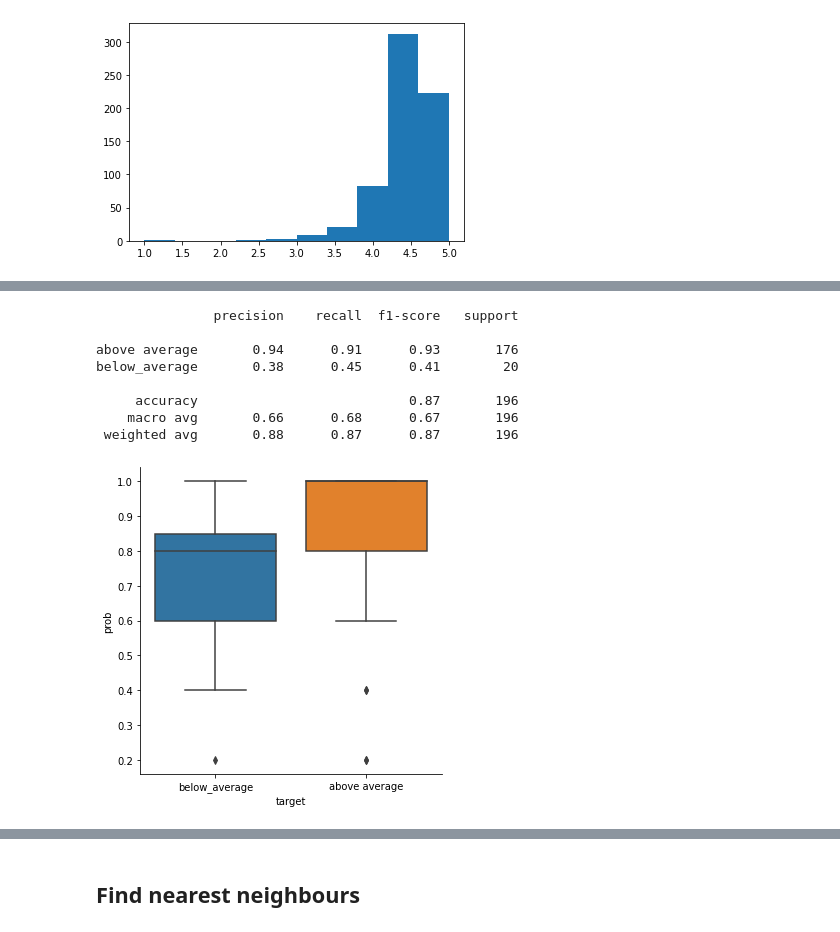
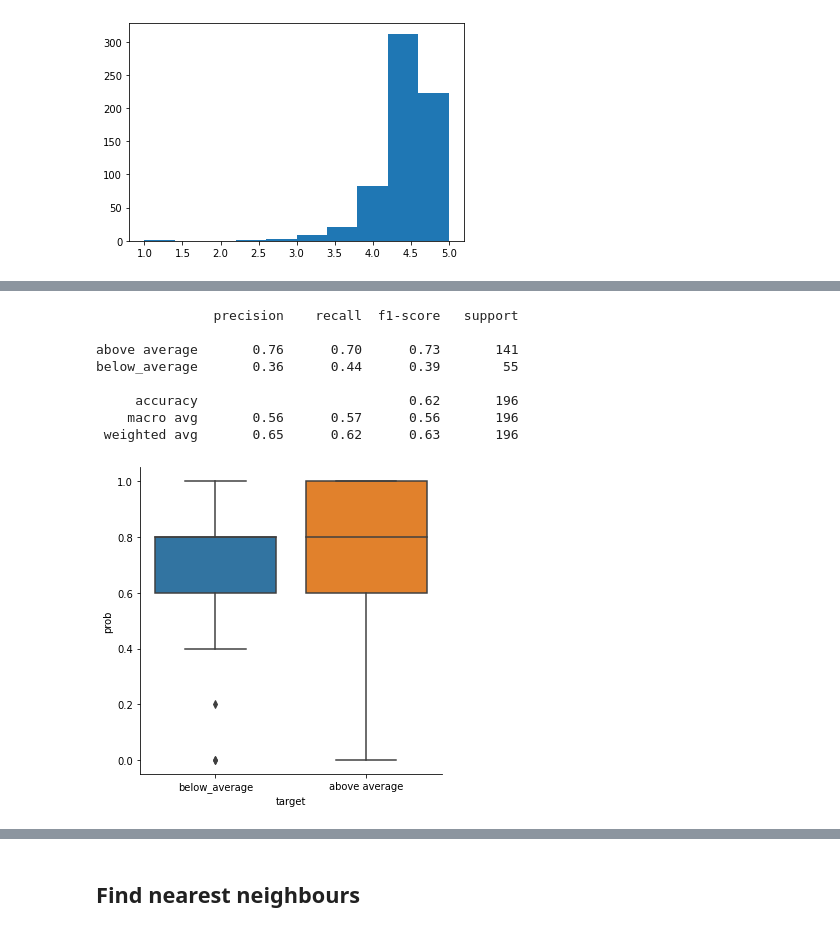
Before and after one commit to MalouO/small_business, a Jupyter notebook: notebooks/M- Classification.ipynb, the cells around one changed output, grey strips where cells are left out. Cells and saved outputs as stored; diff of their text form; code cells hidden in the pictures.

```diff
--- a/notebooks/M- Classification.ipynb
+++ b/notebooks/M- Classification.ipynb
@@ -39,7 +41,7 @@ min        1.000000
 max        5.000000
 Name: rating, dtype: float64
 # %%
-y_class=pd.cut(x=y, bins=[0,4, 5],
+y_class=pd.cut(x=y, bins=[0,4.2, 5],
                         labels=[ "below_average", "above average"])
 # %%
 y_class.value_counts()
@@ -60,8 +78,10 @@ X_train, X_test, yc_train, yc_test = train_test_split(X, y_class, test_size=0.30
 # %%
 price_transformer = SimpleImputer(strategy="most_frequent")
 cat_transformer = OneHotEncoder(handle_unknown='ignore')
+num_transformer = StandardScaler()
 
-preproc_basic = make_column_transformer((price_transformer, ['price']),
+preproc_basic = make_column_transformer((num_transformer, ['latitude', 'longitude']),
+                                        (price_transformer, ['price']),
                                        (cat_transformer, ['neighborhood', 'type']), remainder='passthrough')
 
 preproc = make_pipeline( preproc_basic)
@@ -86,12 +90,7 @@ Categories (2, object): ['below_average' < 'above average']
 # %%
 models= {'KNN':{'model':KNeighborsClassifier(),
-               'params':{'n_neighbors': [1, 2, 3, 4, 5, 6, 7,8, 9], 'weights':['uniform', 'distance']}},
-        'RandomForest':{'model':RandomForestClassifier(class_weight='balanced'),
-                        'params':{'n_estimators':[50, 100]}},
-         'SVC':{'model':SVC(class_weight='balanced'),
-                'params':{'kernel':['linear', 'poly', 'rbf', 'sigmoid'], 'C':[0.1, 0.5, 1, 2,3]}},
-        'boosters':{'model':XGBClassifier(), 'params': {'max_depth':[5, 10, 20, 50],  'n_estimators': [10, 50, 100, 150], 'learning_rate':[0.01, 0.1, 1]}
-        }}
+               'params':{'n_neighbors': [4, 5,6 ], 'weights':['uniform', 'distance']}}
+        }
 
 best = {}
 for key, value in models.items():
@@ -155,10 +134,10 @@ def thresholdsvm(probabilities):
 
     return np.array(probs)
 # %%
-probsknn = []
-def thresholdknn(probabilities):
+def thresholdknn(probabilities,threshold):
+    probsknn = []
     for i in probabilities[:,0]:
-        if i< 0.8:
+        if i< threshold:
             probsknn.append('below_average')
         else:
             probsknn.append('above average')
@@ -198,23 +177,24 @@ below_average       0.17      0.55      0.27        20
 # %%
 knn = KNeighborsClassifier(n_neighbors = 5,weights= 'uniform' )
 knn.fit(pipe.fit_transform(X_train),yc_train)
 y_predknn = knn.predict(pipe.transform(X_test))
 y_probknn = knn.predict_proba(pipe.transform(X_test))
 res = pd.DataFrame({'prob': y_probknn[:,0],
                    'target':yc_test})
 sns.catplot(data = res, x = 'target', y = 'prob', kind = 'box')
-thresholdknn(y_probknn)
-print(classification_report(yc_test, probsknn))
+pred = thresholdknn(y_probknn, 0.8
+                   )
+print(classification_report(yc_test, pred))
 # %% [output]
                precision    recall  f1-score   support
 
-above average       0.94      0.91      0.93       176
-below_average       0.38      0.45      0.41        20
+above average       0.76      0.70      0.73       141
+below_average       0.36      0.44      0.39        55
 
-     accuracy                           0.87       196
-    macro avg       0.66      0.68      0.67       196
- weighted avg       0.88      0.87      0.87       196
+     accuracy                           0.62       196
+    macro avg       0.56      0.57      0.56       196
+ weighted avg       0.65      0.62      0.63       196
-[figure, old version]
+[figure, new version]
 # %%
 svm = SVC(C= 0.1, class_weight='balanced', probability = True, kernel = 'linear')
 svm.fit(pipe.fit_transform(X_train),yc_train)
```
Also changed, not shown: parts of 26 cells of this notebook, 10 other files.
